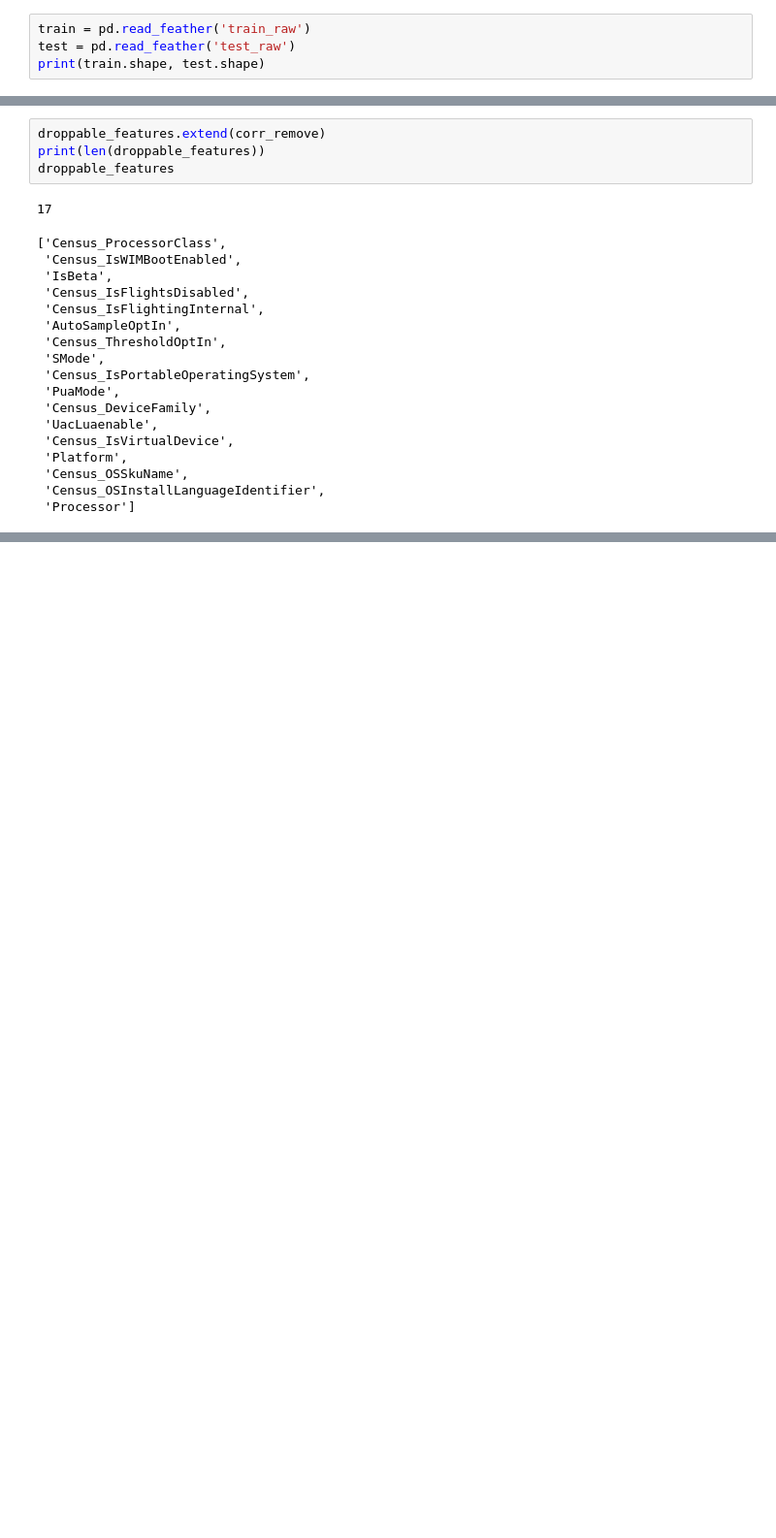
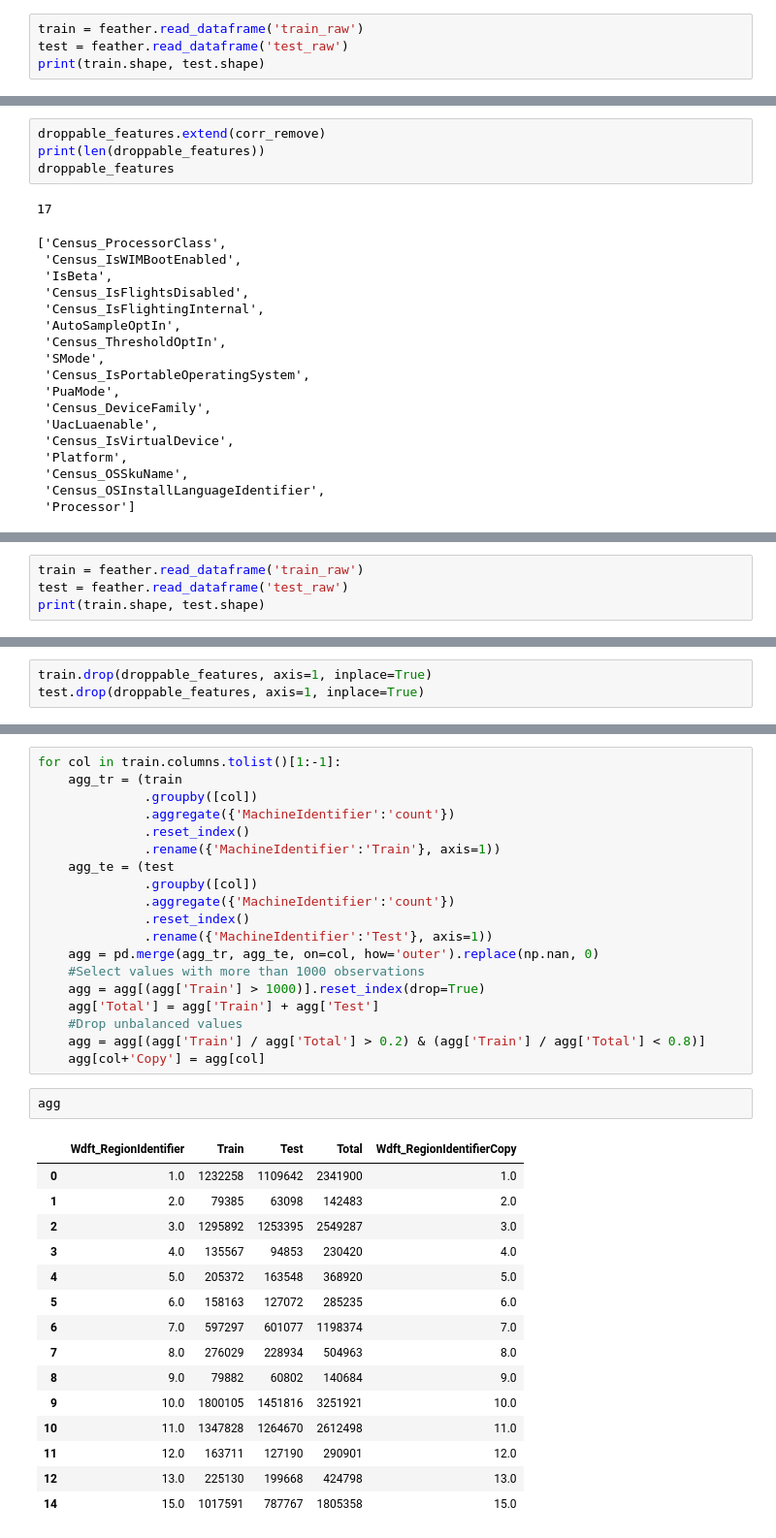
Before and after one commit to ViswanathRavindran/Kaggle-Microsoft, a Jupyter notebook: EDA.ipynb, the cells around one changed output, grey strips where cells are left out. Shown at 97% size. Drawn from its saved outputs; the diff is of its cells as text; blank space fills up the shorter version.

```diff
--- a/EDA.ipynb
+++ b/EDA.ipynb
@@ -7,8 +14,8 @@ import matplotlib.pyplot as plt
 
 from sklearn.preprocessing import LabelEncoder
 # %%
-train = pd.read_feather('train_raw')
-test = pd.read_feather('test_raw')
+train = feather.read_dataframe('train_raw')
+test = feather.read_dataframe('test_raw')
 print(train.shape, test.shape)
 # %% [output]
 (8921483, 83) (7853253, 82)
@@ -257,0 +296,4 @@ droppable_features
+# %%
+train = feather.read_dataframe('train_raw')
+test = feather.read_dataframe('test_raw')
+print(train.shape, test.shape)
@@ -257,0 +322,3 @@ droppable_features
+# %%
+train.drop(droppable_features, axis=1, inplace=True)
+test.drop(droppable_features, axis=1, inplace=True)
@@ -257,0 +335,37 @@ droppable_features
+# %%
+for col in train.columns.tolist()[1:-1]:
+    agg_tr = (train
+              .groupby([col])
+              .aggregate({'MachineIdentifier':'count'})
+              .reset_index()
+              .rename({'MachineIdentifier':'Train'}, axis=1))
+    agg_te = (test
+              .groupby([col])
+              .aggregate({'MachineIdentifier':'count'})
+              .reset_index()
+              .rename({'MachineIdentifier':'Test'}, axis=1))
+    agg = pd.merge(agg_tr, agg_te, on=col, how='outer').replace(np.nan, 0)
+    #Select values with more than 1000 observations
+    agg = agg[(agg['Train'] > 1000)].reset_index(drop=True)
+    agg['Total'] = agg['Train'] + agg['Test']
+    #Drop unbalanced values
+    agg = agg[(agg['Train'] / agg['Total'] > 0.2) & (agg['Train'] / agg['Total'] < 0.8)]
+    agg[col+'Copy'] = agg[col]
+# %%
+agg
+# %% [output]
+|  | Wdft_RegionIdentifier | Train | Test | Total | Wdft_RegionIdentifierCopy |
+| 0 | 1.0 | 1232258 | 1109642 | 2341900 | 1.0 |
+| 1 | 2.0 | 79385 | 63098 | 142483 | 2.0 |
+| 2 | 3.0 | 1295892 | 1253395 | 2549287 | 3.0 |
+| 3 | 4.0 | 135567 | 94853 | 230420 | 4.0 |
+| 4 | 5.0 | 205372 | 163548 | 368920 | 5.0 |
+| 5 | 6.0 | 158163 | 127072 | 285235 | 6.0 |
+| 6 | 7.0 | 597297 | 601077 | 1198374 | 7.0 |
+| 7 | 8.0 | 276029 | 228934 | 504963 | 8.0 |
+| 8 | 9.0 | 79882 | 60802 | 140684 | 9.0 |
+| 9 | 10.0 | 1800105 | 1451816 | 3251921 | 10.0 |
+| 10 | 11.0 | 1347828 | 1264670 | 2612498 | 11.0 |
+| 11 | 12.0 | 163711 | 127190 | 290901 | 12.0 |
+| 12 | 13.0 | 225130 | 199668 | 424798 | 13.0 |
+| 14 | 15.0 | 1017591 | 787767 | 1805358 | 15.0 |
```
Also changed, not shown: parts of 22 cells of this notebook, 1 other file.
